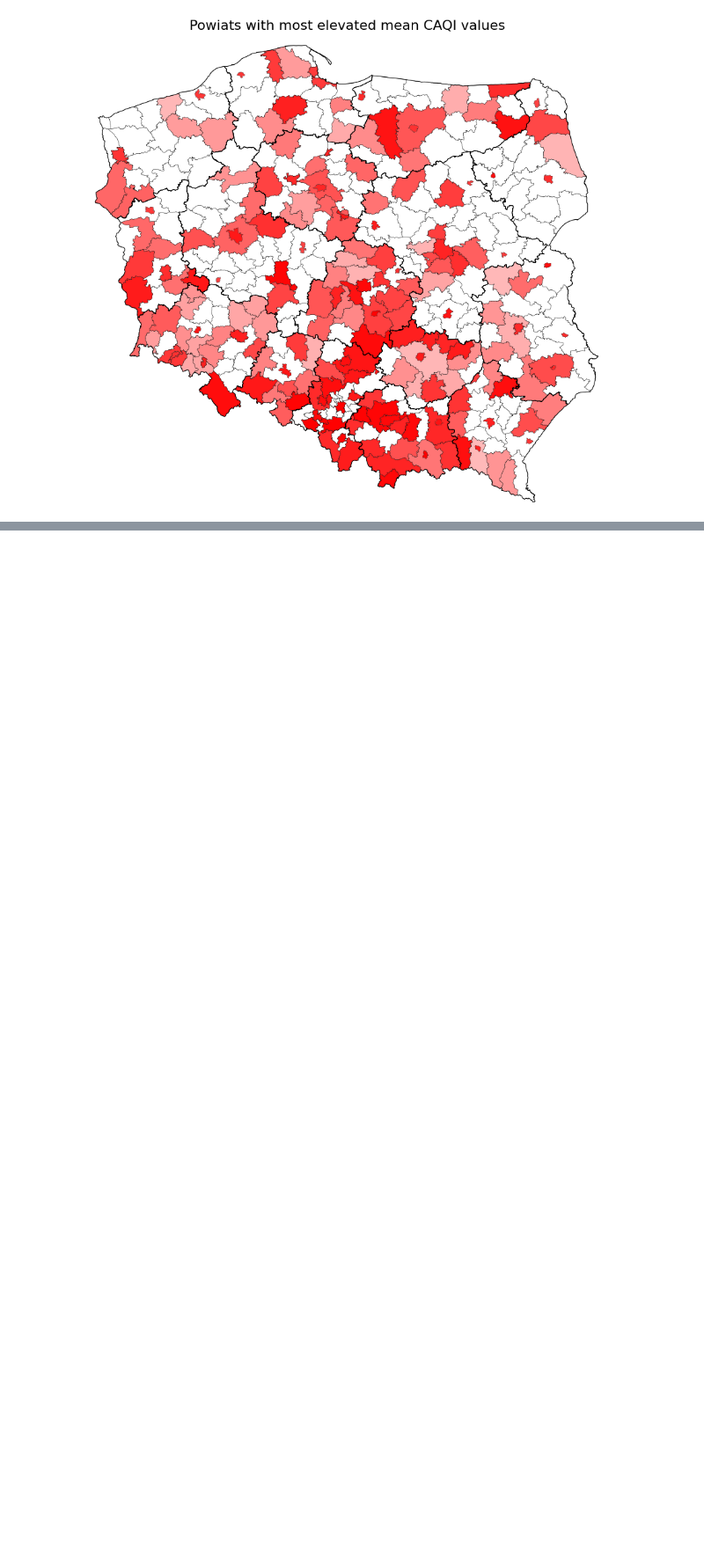
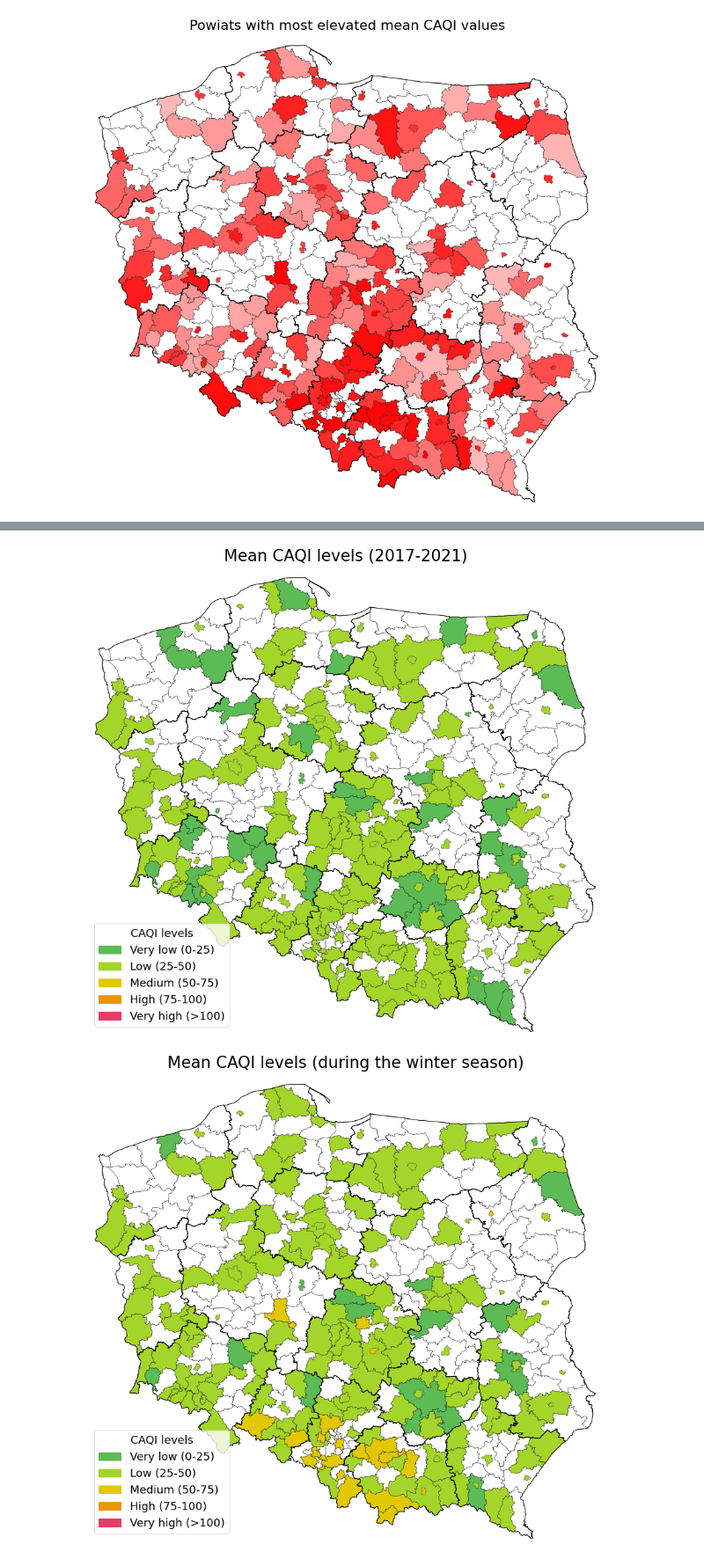
Before and after one commit to OmdenaAI/warsaw-poland-chapter-air-pollution, a Jupyter notebook: src/tasks/task-3-eda/10. Map visualization.ipynb, the cells around one changed output, grey strips where cells are left out. Shown at 88% size. Saved outputs shown, nothing was run; the diff lists cells and outputs as text; code cells hidden in the pictures; blank space fills up the shorter version.

Commit message:
Added various CAQI visualizations

```diff
--- a/src/tasks/task-3-eda/10. Map visualization.ipynb
+++ b/src/tasks/task-3-eda/10. Map visualization.ipynb
@@ -180,6 +180,19 @@ Plotting common functions
 # %%
 import matplotlib.pyplot as plt
 import matplotlib as mpl
+import matplotlib.patches as mpatches
+
+def getCAQILevelColor(CAQI_idx):
+    if CAQI_idx<=25:
+        return '#5cbb55'
+    elif (CAQI_idx>25) & (CAQI_idx<=50):
+        return '#a4d52a'
+    elif (CAQI_idx>50) & (CAQI_idx<=75):
+        return '#e2c801'
+    elif (CAQI_idx>75) & (CAQI_idx<=100):
+        return '#eb9500'
+    elif CAQI_idx>100:
+        return '#e53d67'
 
 def colorFader(c1,c2,mix=0): #fade (linear interpolate) from color c1 (at mix=0) to c2 (mix=1)
     c1=np.array(mpl.colors.to_rgb(c1))
@@ -471,0 +556,55 @@ plt.show()
+# %%
+#custom legend handles
+vlow_patch = mpatches.Patch(color='#5cbb55', label='Very low (0-25)')
+low_patch = mpatches.Patch(color='#a4d52a', label='Low (25-50)')
+med_patch = mpatches.Patch(color='#e2c801', label='Medium (50-75)')
+high_patch = mpatches.Patch(color='#eb9500', label='High (75-100)')
+vhigh_patch = mpatches.Patch(color='#e53d67', label='Very high (>100)')
+
+handles = [vlow_patch, low_patch, med_patch, high_patch, vhigh_patch]
+titles = {
+    0:"Mean CAQI levels (2017-2021)",
+    1:"Mean CAQI levels (during the winter season)",
+    2:"Mean CAQI levels (during the COVID lockdown)",
+    3:"Mean CAQI levels (2017-02-15, the highest day on record)"
+}
+filenames = {
+    0:"mean_caqi_values.png",
+    1:"mean_caqi_values_winter.png",
+    2:"mean_caqi_values_lockdown.png",
+    3:"mean_caqi_values_highest_day.png"
+}
+
+for i in range(4):
+    plotCommonConfig()
+    plotPowiatVoivodContours()
+
+    plt.title(titles[i], size=26)
+
+    # Step 1: plot non-urban powiat
+    for _, row in eval("df1"+str(i)).iterrows():
+        if row["isUrban"]==0:
+            powiat, voivodeship = row["powiat_voivod"].split(", ")
+            shape = df[(df["name"]==powiat) & (df["voivodeship"]==voivodeship)].head(1)["shape"].item()
+            plotShapeFill(shape, color=getCAQILevelColor(row["CAQI_idx"]))
+
+    # Step 2: remove urban patches
+    for _, row in df.iterrows():
+        if row["isUrban"]==1:
+            plotShapeFill(row["shape"], color="white")
+
+    # Step 3: draw urban powiats
+    for _, row in eval("df1"+str(i)).iterrows():
+        if row["isUrban"]==1:
+            powiat, voivodeship = row["powiat_voivod"].split(", ")
+            shape = df[(df["name"]==powiat) & (df["voivodeship"]==voivodeship)].head(1)["shape"].item()
+            plotShapeFill(shape, color=getCAQILevelColor(row["CAQI_idx"]))
+
+    #custom legend
+    plt.legend(handles=handles, title="CAQI levels", title_fontsize=18, loc="lower left", fontsize=18, fancybox=True)
+
+    plt.savefig(filenames[i], facecolor="white", bbox_inches='tight')
+    plt.show()
+# %% [output]
+[figure, added]
+[figure, added]
```
Also changed, not shown: parts of 6 cells of this notebook.
